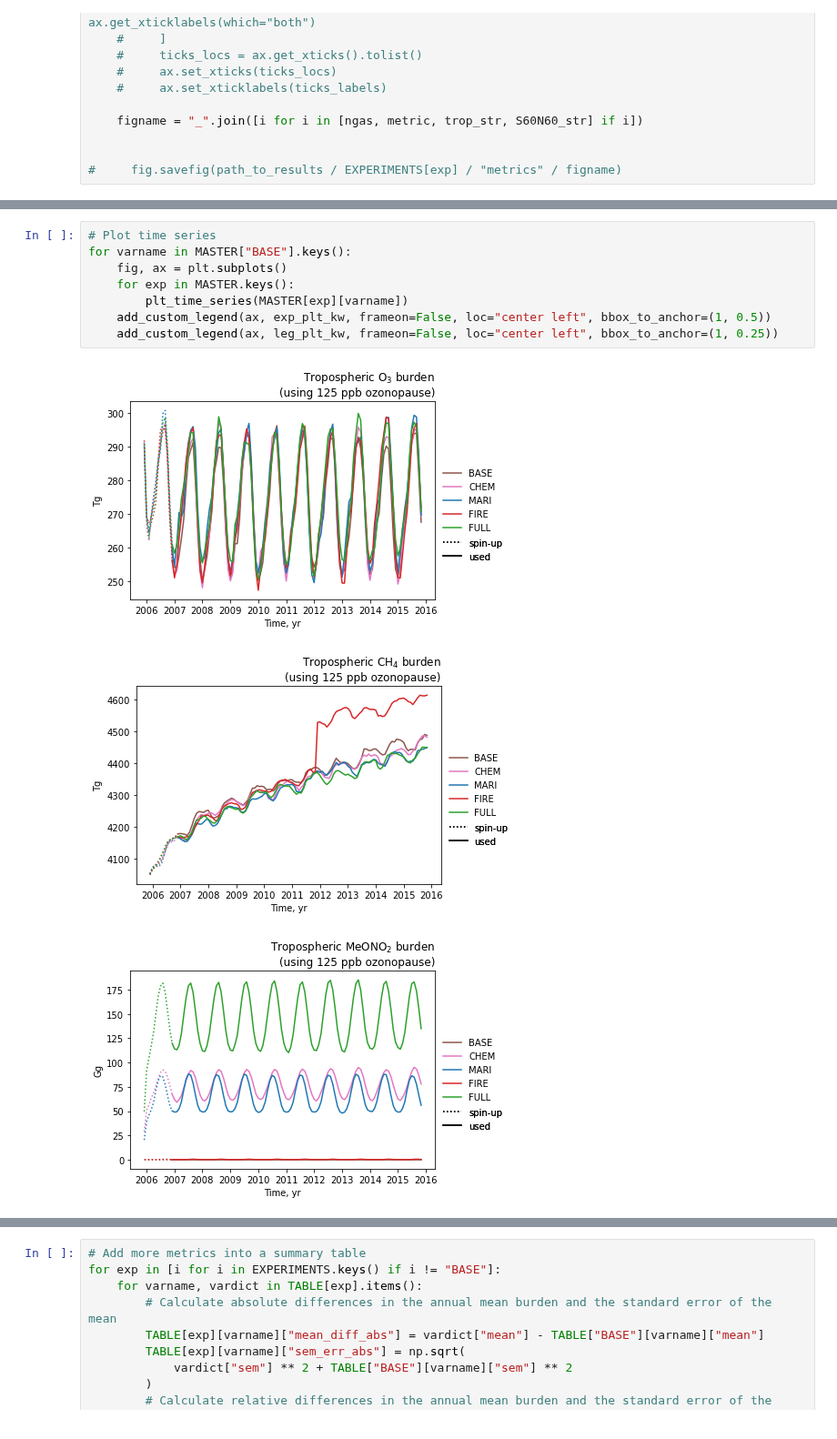
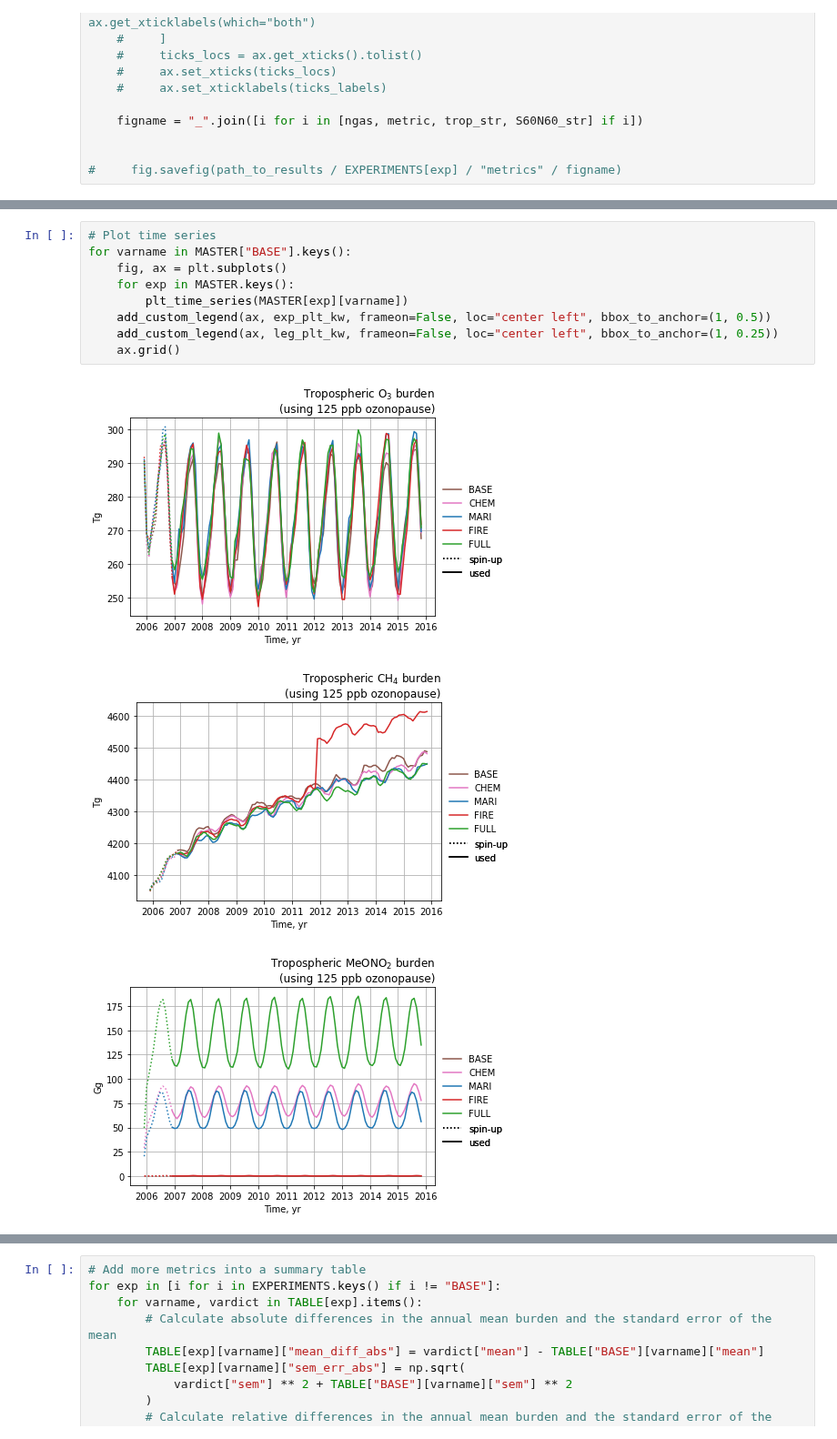
Before and after one commit to mzamyatina/phd_ukca, a Jupyter notebook: xojn_metrics.ipynb, the cells around one changed output, grey strips where cells are left out. Shown at 91% size. Saved outputs shown, nothing was run; the diff lists cells and outputs as text.

```diff
--- a/xojn_metrics.ipynb
+++ b/xojn_metrics.ipynb
@@ -254,12 +254,13 @@ for exp in EXPERIMENTS.keys():
 # %%
 # Plot time series
 for varname in MASTER["BASE"].keys():
     fig, ax = plt.subplots()
     for exp in MASTER.keys():
         plt_time_series(MASTER[exp][varname])
     add_custom_legend(ax, exp_plt_kw, frameon=False, loc="center left", bbox_to_anchor=(1, 0.5))
     add_custom_legend(ax, leg_plt_kw, frameon=False, loc="center left", bbox_to_anchor=(1, 0.25))
+    ax.grid()
 # %% [output]
-[figure, old version]
+[figure, new version]
-[figure, old version]
+[figure, new version]
-[figure, old version]
+[figure, new version]
```
Also changed, not shown: parts of 2 cells of this notebook, 2 other files.
